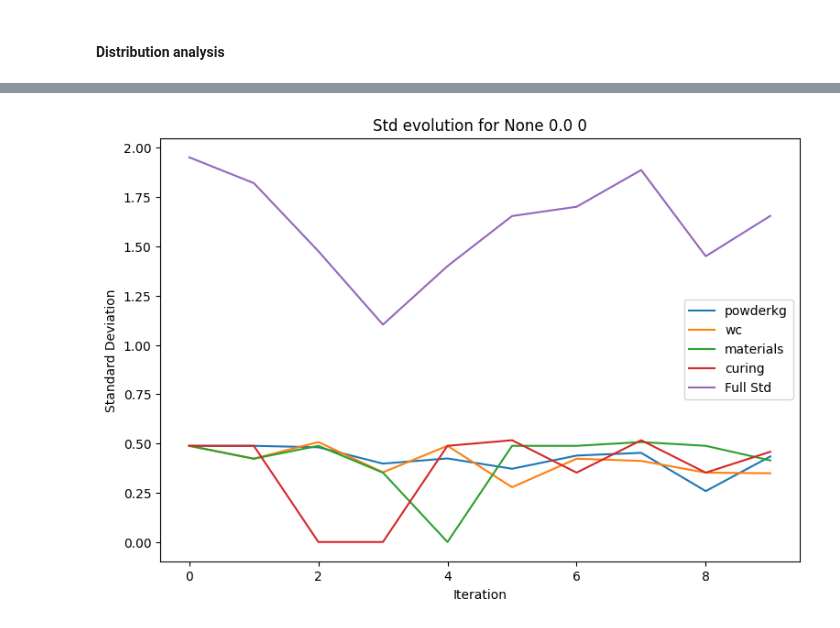
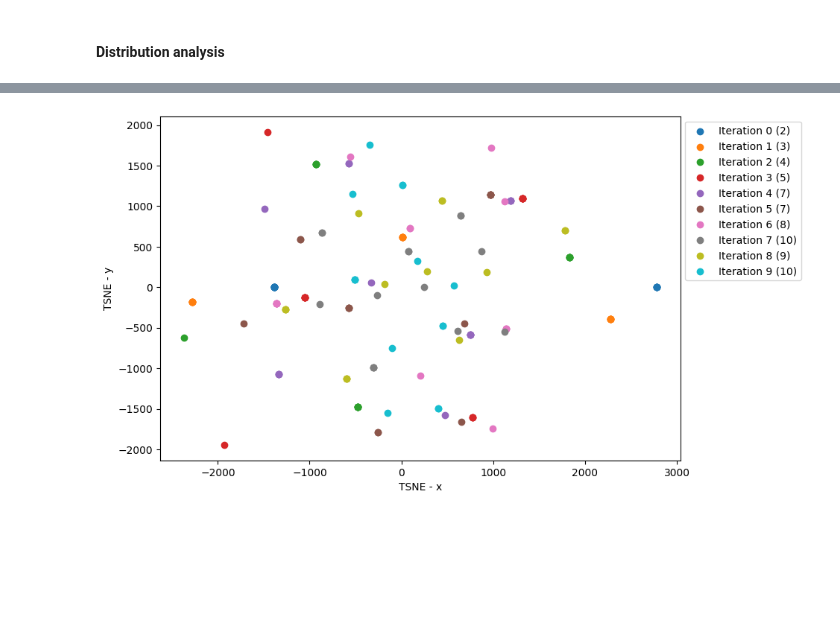
Before and after one commit to iterateccvoelker/LLM-s-can-Design-Sustainable-Concrete-a-Systematic-Benchmark-Code-, a Jupyter notebook: correlation_analysis.ipynb, the cells around one changed output, grey strips where cells are left out. Saved outputs shown, nothing was run; the diff lists cells and outputs as text; code cells hidden in the pictures; blank space fills up the shorter version.

Commit message:
TSNE Plots displaying variability of suggested recipes

```diff
--- a/correlation_analysis.ipynb
+++ b/correlation_analysis.ipynb
@@ -340,11 +342,20 @@ def _compute_avg_grad(vector):
             diffs = np.append(diffs, grad)
     return np.mean(diffs)
 
+def count_unique_tsne_points(tsne_result):
+    precision = 2  # Adjust this based on your data and desired precision
+    rounded_coordinates = np.round(tsne_result, precision)
+
+    coordinate_tuples = [tuple(coord) for coord in rounded_coordinates]
+
+    unique = {coord: coordinate_tuples.count(coord) for coord in set(coordinate_tuples)}
+
+    return len(unique.items())
 
 # change to display recipe vector instead
 full = True
 
-for combination in all_combinations:
+for combination in all_combinations[5:]:
     strategy = combination[0]
     temperature = combination[1]
     recursion = combination[2]
@@ -391,10 +402,51 @@ for combination in all_combinations:
     df_wc = pd.DataFrame(wc_ratios).T
     df_materials = pd.DataFrame(materials).T
     df_curing = pd.DataFrame(curing).T
-
     # plot_distribution(df_powders)
     # plot_distribution(df_wc)
     # plot_distribution(df_materials)
+
+    ####### TSNE #######
+    max_powders = np.max(df_powders.astype(float))
+    if max_powders == 0:
+        max_powders = 1
+    max_wc = np.max(df_wc.astype(float))
+    if max_wc == 0:
+        max_wc = 1
+    max_materials = np.max(df_materials.astype(float))
+    if max_materials == 0:
+        max_materials = 1
+    max_curing = np.max(df_curing.astype(float))
+    if max_curing == 0:
+        max_curing = 1
+    # Wir fitten den Scaler auf allen Iterationen so dass wir verschiedene Durchläufe in einem Plot miteinander vergleichen können
+    # 10 -> number of iterations
+    plt.figure(figsize=(9, 6))
+    for i in range(df_powders.shape[1]):
+        df_recipe_vectors = pd.DataFrame(columns=['powders', 'wc', 'materials', 'curing'])
+        df_powders[i] = df_powders[i].fillna(df_powders[i].astype(float).mean())
+        df_wc[i] = df_wc[i].fillna(df_wc[i].astype(float).mean())
+        df_materials[i] = df_materials[i].fillna(df_materials[i].astype(float).mean())
+        df_curing[i] = df_curing[i].fillna(df_curing[i].astype(float).mean())
+        df_recipe_vectors[f'powders'] = df_powders[i].astype(float).values / max_powders
+        df_recipe_vectors['wc'] = df_wc[i].astype(float).values / max_wc
+        df_recipe_vectors['materials'] = df_materials[i].astype(float).values / max_materials
+        df_recipe_vectors['curing'] = df_curing[i].astype(float).values / max_curing
+        df_recipe_vectors = pd.DataFrame(df_recipe_vectors.T, columns=list(np.arange(15)))
+        df_recipe_vectors = df_recipe_vectors.dropna(axis=1)
+
+        tsne = TSNE(n_components=2, perplexity=5, random_state=42, n_iter=1000)
+        tsne_result = tsne.fit_transform(df_recipe_vectors.T)
+        unique_count = count_unique_tsne_points(tsne_result)
+        plt.scatter(tsne_result[:, 0], tsne_result[:, 1], label=f'Iteration {i} ({unique_count})')
+
+    plt.xlabel('TSNE - x')
+    plt.ylabel('TSNE - y')
+    plt.legend(loc='upper left', bbox_to_anchor=(1, 1))
+    # plt.show()
+    plt.savefig(f'Results/Recipe_Distribution_Analysis/TSNE for Strategy {strategy} Temperature {temperature} Recursion {recursion}.png', bbox_inches='tight')
+
+    ####### Standard Deviations #######
     std_for_each_run_powder = compute_std_over_different_runs(df_powders, number_of_iterations)
     std_for_each_run_wc = compute_std_over_different_runs(df_wc, number_of_iterations)
     std_for_each_run_materials = compute_std_over_different_runs(df_materials, number_of_iterations)
@@ -449,17 +501,22 @@ for combination in all_combinations:
     plt.ylabel('Standard Deviation')
     plt.title(f'Std evolution for {strategy} {temperature} {recursion}')
 
-    #plt.show()
-    if full:
-        plt.savefig(f'Results/Recipe_Distribution_Analysis/Full Std evolution for Strategy {strategy} Temperature {temperature} Recursion {recursion}.png', bbox_inches='tight')
-    else:
-        plt.savefig(f'Results/Recipe_Distribution_Analysis/Std evolution for Strategy {strategy} Temperature {temperature} Recursion {recursion}.png', bbox_inches='tight')
-
-if full:
-    std_statistics.to_csv('Results/Recipe_Distribution_Analysis/Full std_statistics.csv')
-else:
-    std_statistics.to_csv('Results/Recipe_Distribution_Analysis/std_statistics.csv')
+    plt.show()
+#     if full:
+#         plt.savefig(f'Results/Recipe_Distribution_Analysis/Full Std evolution for Strategy {strategy} Temperature {temperature} Recursion {recursion}.png', bbox_inches='tight')
+#     else:
+#         plt.savefig(f'Results/Recipe_Distribution_Analysis/Std evolution for Strategy {strategy} Temperature {temperature} Recursion {recursion}.png', bbox_inches='tight')
+#
+# if full:
+#     std_statistics.to_csv('Results/Recipe_Distribution_Analysis/Full std_statistics.csv')
+# else:
+#     std_statistics.to_csv('Results/Recipe_Distribution_Analysis/std_statistics.csv')
 
 print(f'####### Nr of warnings: {configs_with_less_than_ten_iterations} #######')
+
+# TODO: FIX
+# START
+#####################################################################################
+####### Run with strategy Specific, temperature 0.0 and recursion 0 #########
 # %% [output]
 #####################################################################################
@@ -482 +525 @@ print(f'####### Nr of warnings: {configs_with_less_than_ten_iterations} #######'
-[figure, old version]
+[figure, new version]
```
Also changed, not shown: parts of 2 cells of this notebook, 11 other files.
